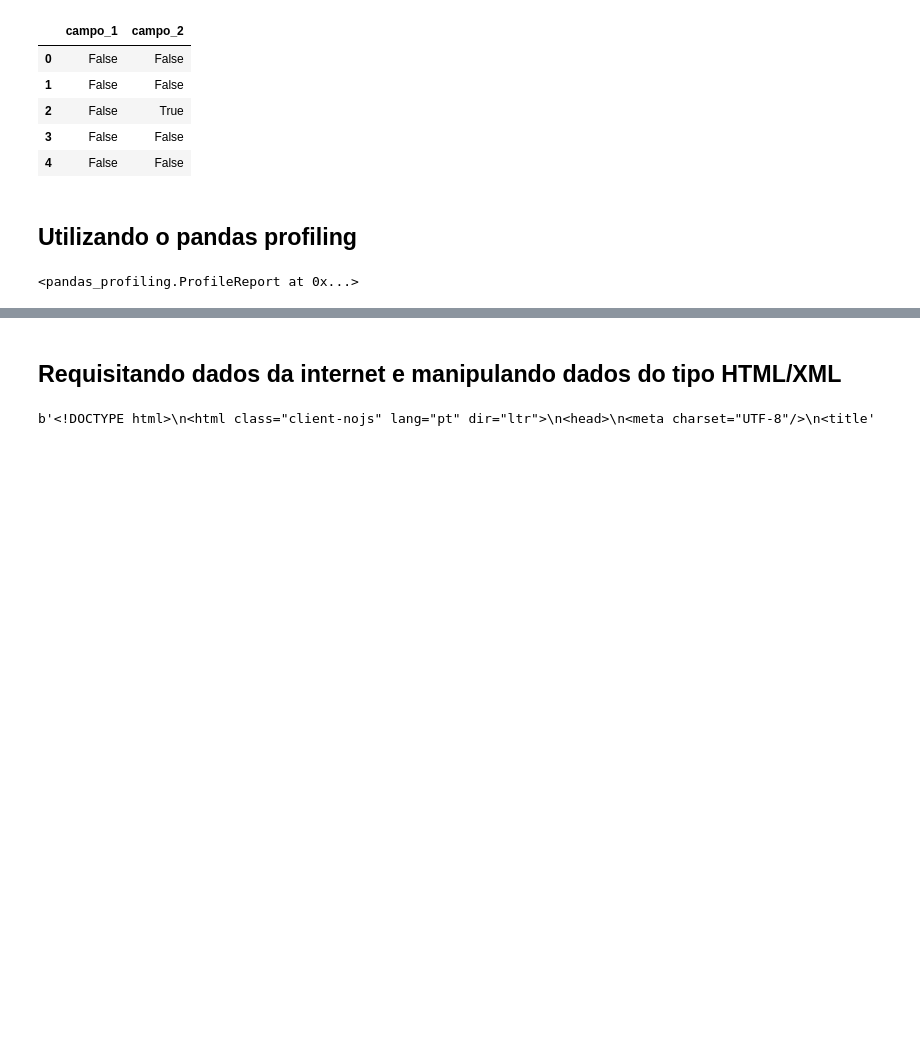
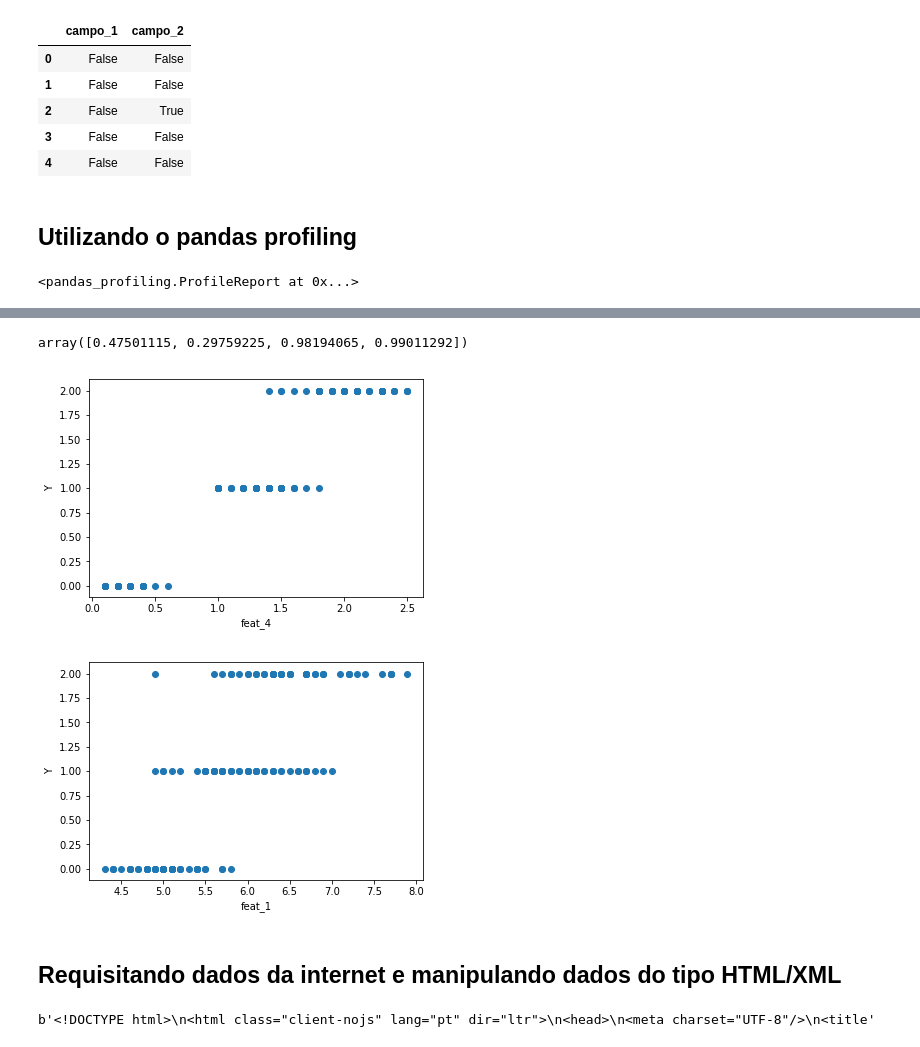
Before and after one commit to fnbalves/curso_machine_learning, a Jupyter notebook: Aprendendo python - parte 1.ipynb, the cells around one changed output, grey strips where cells are left out. Drawn from its saved outputs; the diff is of its cells as text; code cells hidden in the pictures; blank space fills up the shorter version.

```diff
--- a/Aprendendo python - parte 1.ipynb
+++ b/Aprendendo python - parte 1.ipynb
@@ -614,0 +617,12 @@ pandas_profiling.ProfileReport(raw_df)
+# %%
+from sklearn import datasets
+
+iris = datasets.load_iris()
+X = iris.data
+Y = iris.target
+
+
+iris_df = pd.DataFrame(X, columns=['feat_1', 'feat_2', 'feat_3', 'feat_4'])
+iris_df['target'] = Y
+
+iris_df.head()
@@ -615,3 +636,32 @@ pandas_profiling.ProfileReport(raw_df)
+# %%
+from sklearn.feature_selection import mutual_info_classif
+
+mi = mutual_info_classif(iris_df[['feat_1', 'feat_2', 'feat_3', 'feat_4' ]], iris_df['target'])
+
+mi
+# %% [output]
+array([0.47501115, 0.29759225, 0.98194065, 0.99011292])
+# %%
+import matplotlib.pyplot as plt
+
+feats_4 = iris_df['feat_4']
+feats_1 = iris_df['feat_1']
+
+Y = iris_df['target']
+
+plt.figure()
+plt.scatter(feats_4, Y)
+plt.xlabel('feat_4')
+plt.ylabel('Y')
+
+plt.figure()
+plt.scatter(feats_1, Y)
+plt.xlabel('feat_1')
+plt.ylabel('Y')
+plt.show()
+# %% [output]
+[figure, added]
+[figure, added]
 # %% [markdown]
 <h2>Requisitando dados da internet e manipulando dados do tipo HTML/XML</h2>
 # %%
```
Also changed, not shown: parts of 3 cells of this notebook.
